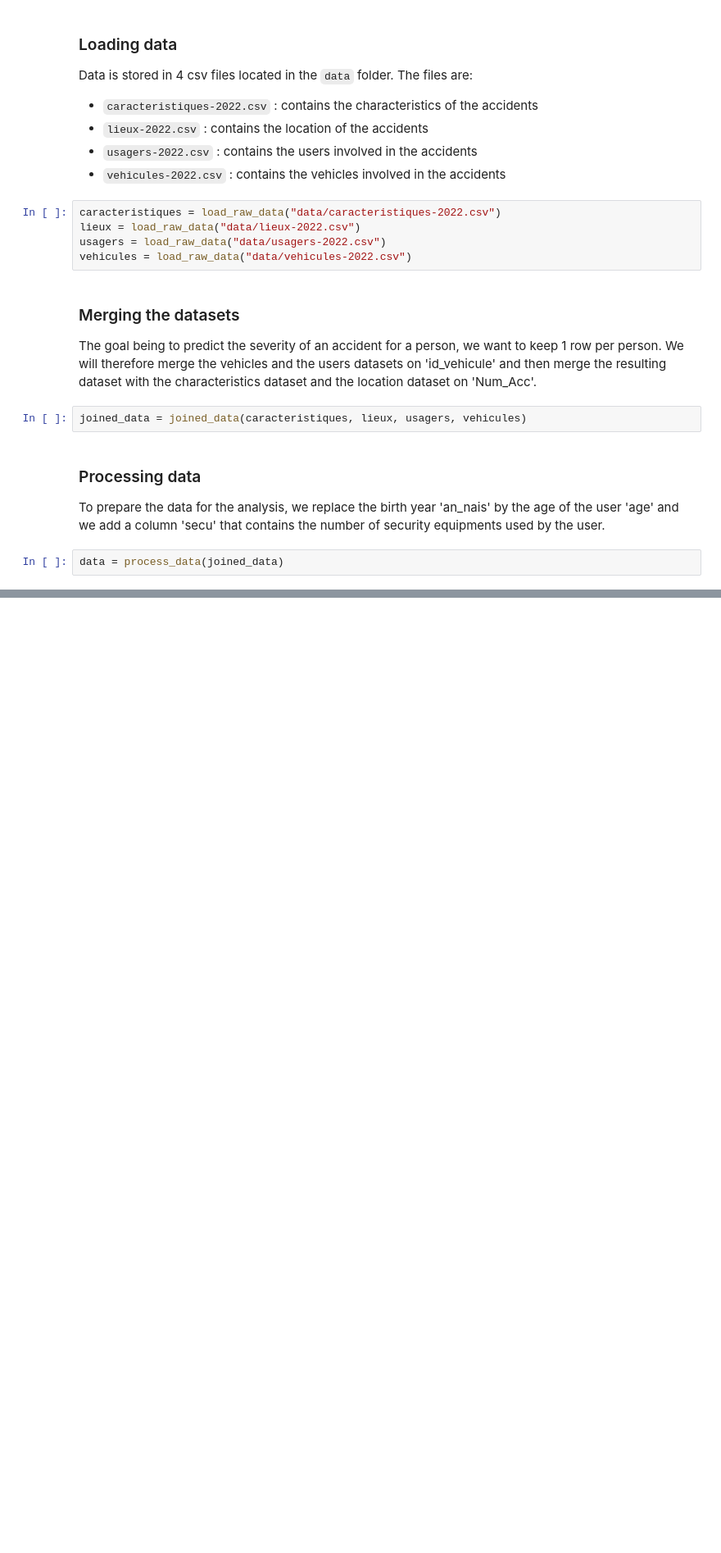
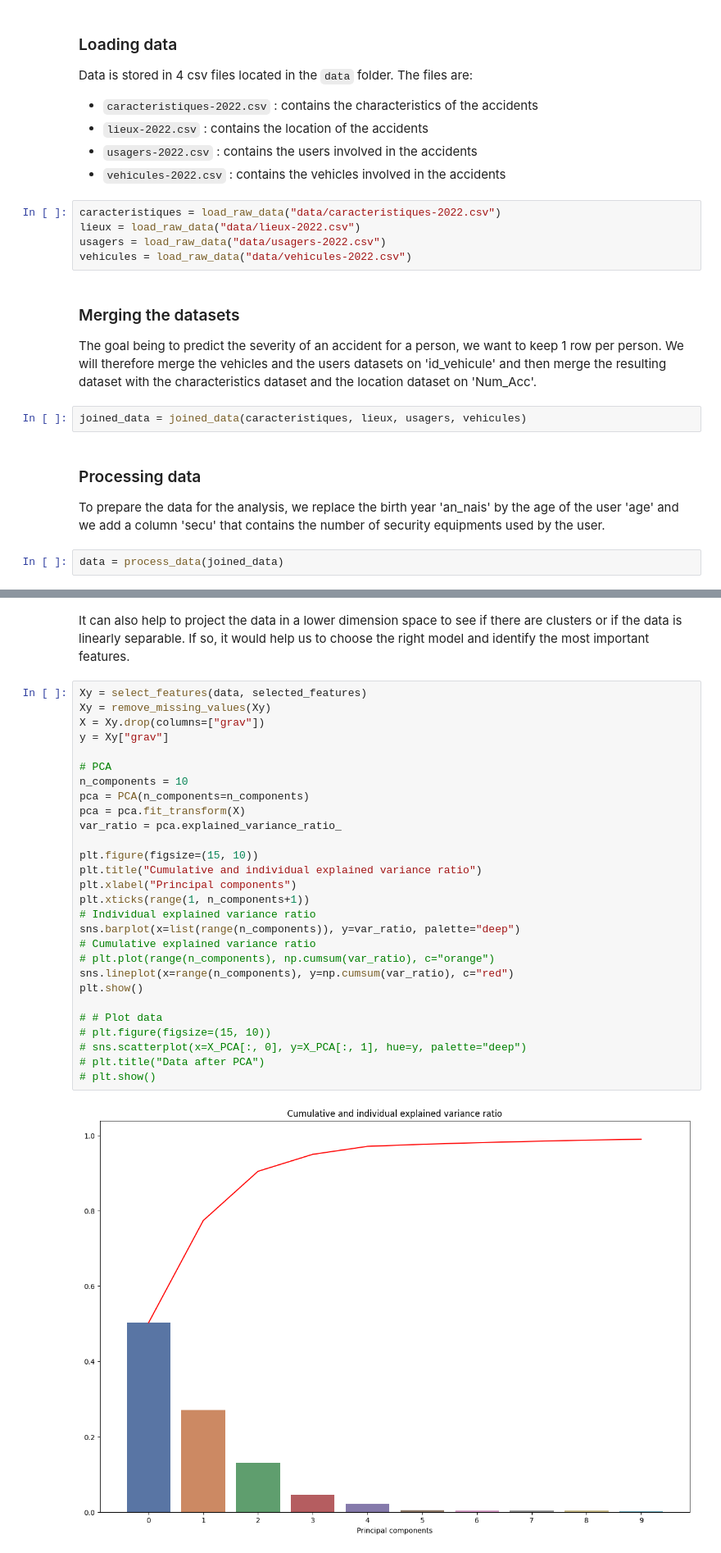
Before and after one commit to BigBaz54/road_accident_severity, a Jupyter notebook: feature_selection.ipynb, the cells around one changed output, grey strips where cells are left out. Shown at 82% size. Saved outputs shown, nothing was run; the diff lists cells and outputs as text; blank space fills up the shorter version.

```diff
--- a/feature_selection.ipynb
+++ b/feature_selection.ipynb
@@ -89,0 +133,33 @@ selected_features = [
+# %% [markdown]
+It can also help to project the data in a lower dimension space to see if there are clusters or if the data is linearly separable.
+If so, it would help us to choose the right model and identify the most important features.
+# %%
+Xy = select_features(data, selected_features)
+Xy = remove_missing_values(Xy)
+X = Xy.drop(columns=["grav"])
+y = Xy["grav"]
+
+# PCA
+n_components = 10
+pca = PCA(n_components=n_components)
+pca = pca.fit_transform(X)
+var_ratio = pca.explained_variance_ratio_
+
+plt.figure(figsize=(15, 10))
+plt.title("Cumulative and individual explained variance ratio")
+plt.xlabel("Principal components")
+plt.xticks(range(1, n_components+1))
+# Individual explained variance ratio
+sns.barplot(x=list(range(n_components)), y=var_ratio, palette="deep")
+# Cumulative explained variance ratio
+# plt.plot(range(n_components), np.cumsum(var_ratio), c="orange")
+sns.lineplot(x=range(n_components), y=np.cumsum(var_ratio), c="red")
+plt.show()
+
+# # Plot data
+# plt.figure(figsize=(15, 10))
+# sns.scatterplot(x=X_PCA[:, 0], y=X_PCA[:, 1], hue=y, palette="deep")
+# plt.title("Data after PCA")
+# plt.show()
+# %% [output]
+[figure, added]
```
Also changed, not shown: parts of 13 cells of this notebook, 7 other files.
